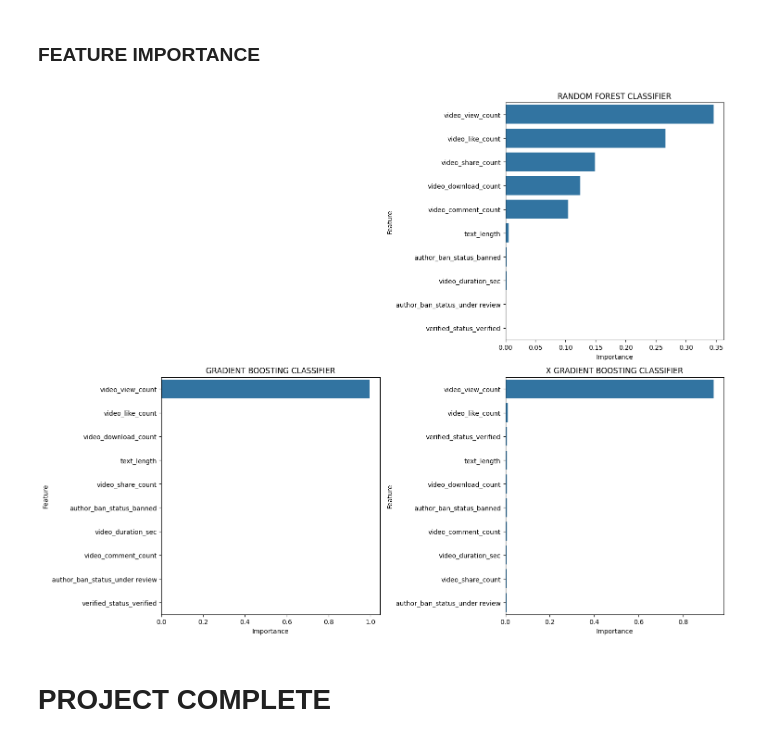
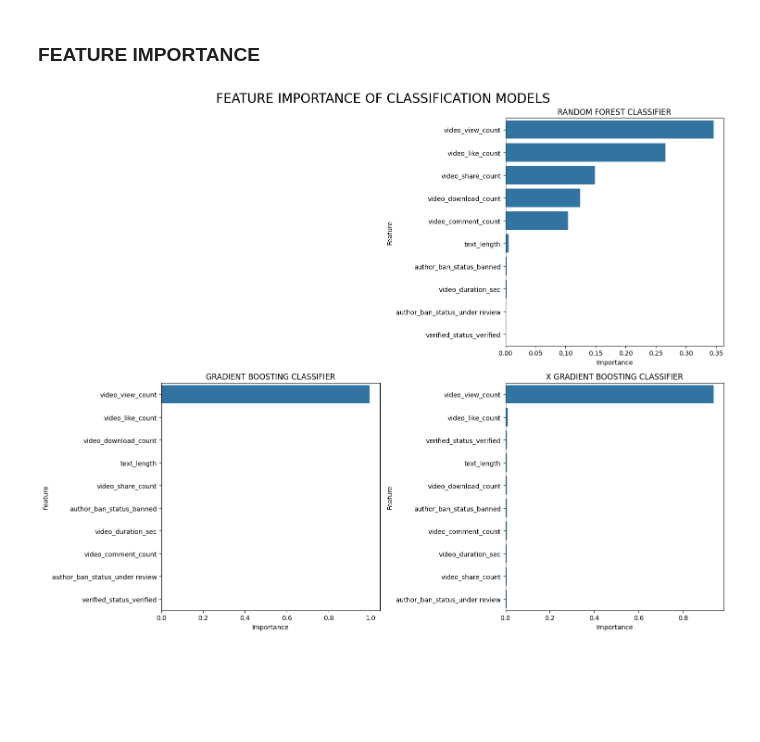
Before and after one commit to Stephen-Adwini-Badu/03.-Tiktok-Project, a Jupyter notebook: Tiktok Project Notebook.ipynb, the cells around one changed output. Cells and saved outputs as stored; diff of their text form; code cells hidden in the pictures; blank space fills up the shorter version.

```diff
--- a/Tiktok Project Notebook.ipynb
+++ b/Tiktok Project Notebook.ipynb
@@ -36,7 +35,7 @@ from xgboost import XGBClassifier
 ### EXPLORATORY DATA ANALYSIS
 # %%
 #Importing Dataset
-df = pd.read_csv(r"C:\Users\DELL\OneDrive\Documents\Terminus\Portfolio\03. Tiktok Project\3.0 Tiktok Dataset.csv")
+df = pd.read_csv("3.0 Tiktok Dataset.csv")
 
 #Primary EDA
 print("DATA EXPLORATION \nDataset Shape: {} \nDataset Size: {} \n\nDATA SUMMARY".
@@ -600,16 +614,20 @@ rfc_df, gbc_df, xgb_df = dfs
 # %%
 #Generating subplots
 fig, ax = plt.subplots(2,2, figsize=(15,12))
+plt.suptitle("FEATURE IMPORTANCE OF CLASSIFICATION MODELS", fontsize=20)
+
+#Disabling axis
 ax[0,0].axis('off')
+
+#Generating vusializations
 sns.barplot(data=rfc_df, y='Feature', x='Importance', ax=ax[0,1]) #orient='h'
 sns.barplot(data=gbc_df, y='Feature', x='Importance', ax=ax[1,0])
 sns.barplot(data=xgb_df, y='Feature', x='Importance', ax=ax[1,1])
+
 #Naming subplots
 ax[0,1].set_title("RANDOM FOREST CLASSIFIER")
 ax[1,0].set_title("GRADIENT BOOSTING CLASSIFIER")
 ax[1,1].set_title("X GRADIENT BOOSTING CLASSIFIER")
 plt.tight_layout()
 # %% [output]
-[figure, old version]
+[figure, new version]
-# %% [markdown]
-# PROJECT COMPLETE
```
Also changed, not shown: parts of 12 cells of this notebook.
